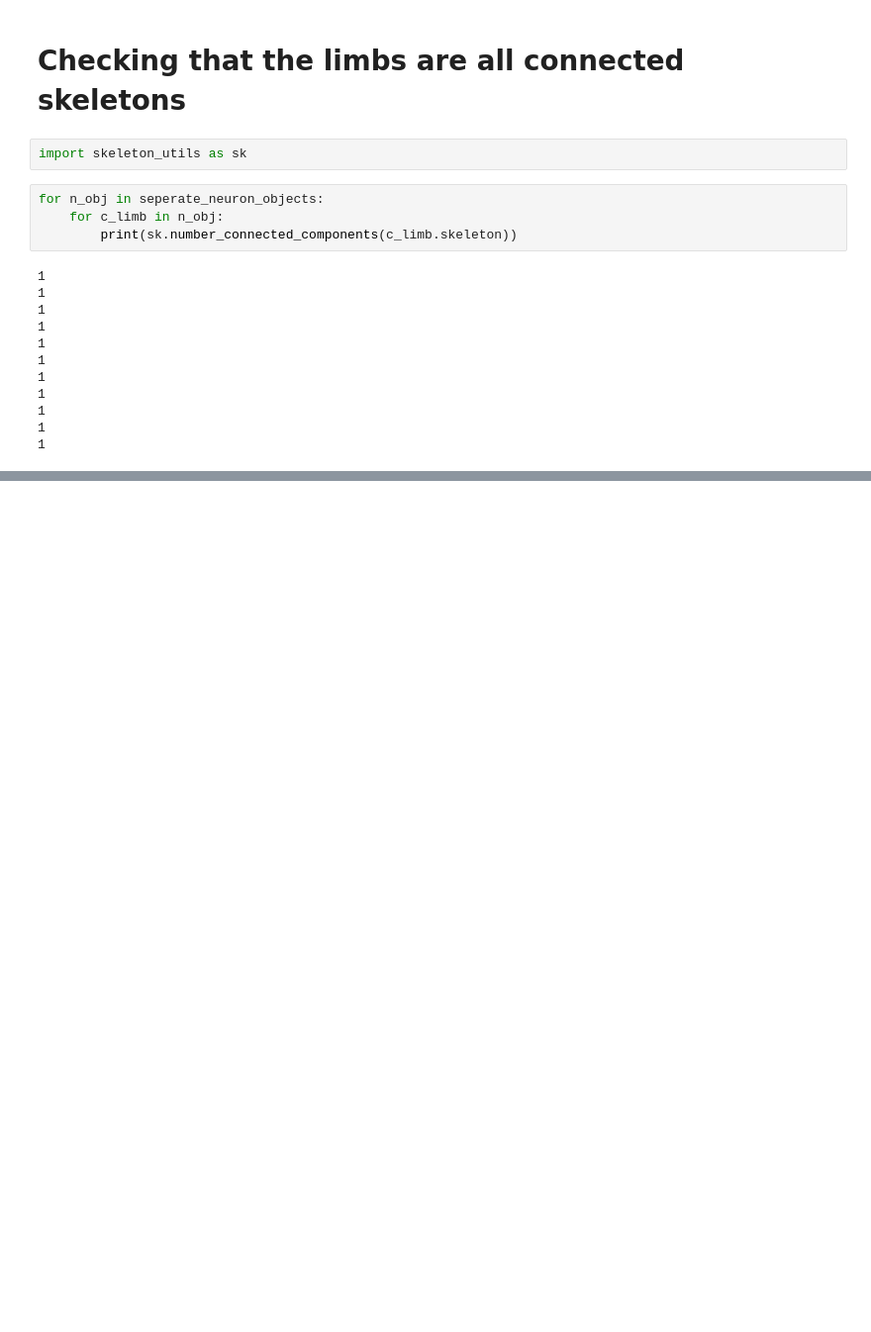
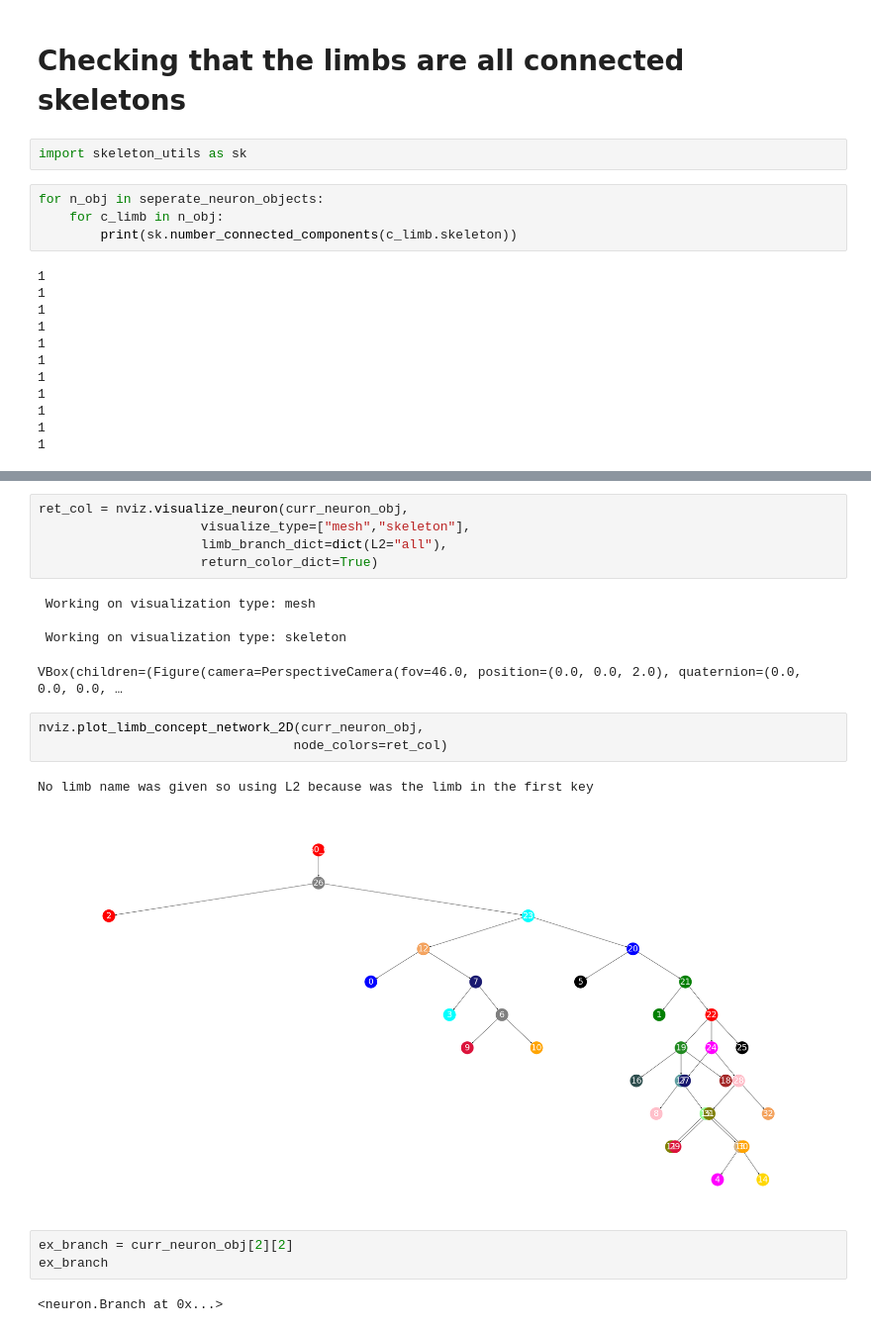
Before and after one commit to celiibrendan/neuron_mesh_tools, a Jupyter notebook: Auto_Proofreading/Compartments/Axon/Axon_Classification_Vp1.ipynb, the cells around one changed output, grey strips where cells are left out. Shown: that part at 99% size. Drawn from its saved outputs; the diff is of its cells as text; blank space fills up the shorter version.

```diff
--- a/Auto_Proofreading/Compartments/Axon/Axon_Classification_Vp1.ipynb
+++ b/Auto_Proofreading/Compartments/Axon/Axon_Classification_Vp1.ipynb
@@ -512,0 +276,21 @@ c_limb.all_concept_network_data
+# %%
+ret_col = nviz.visualize_neuron(curr_neuron_obj,
+                     visualize_type=["mesh","skeleton"],
+                     limb_branch_dict=dict(L2="all"),
+                     return_color_dict=True)
+# %% [output]
+ Working on visualization type: mesh
+
+ Working on visualization type: skeleton
+VBox(children=(Figure(camera=PerspectiveCamera(fov=46.0, position=(0.0, 0.0, 2.0), quaternion=(0.0, 0.0, 0.0, …
+# %%
+nviz.plot_limb_concept_network_2D(curr_neuron_obj,
+                                 node_colors=ret_col)
+# %% [output]
+No limb name was given so using L2 because was the limb in the first key
+[figure, added]
+# %%
+ex_branch = curr_neuron_obj[2][2]
+ex_branch
+# %% [output]
+<neuron.Branch at 0x...>
```
Also changed, not shown: parts of 55 cells of this notebook, 4 other files.
